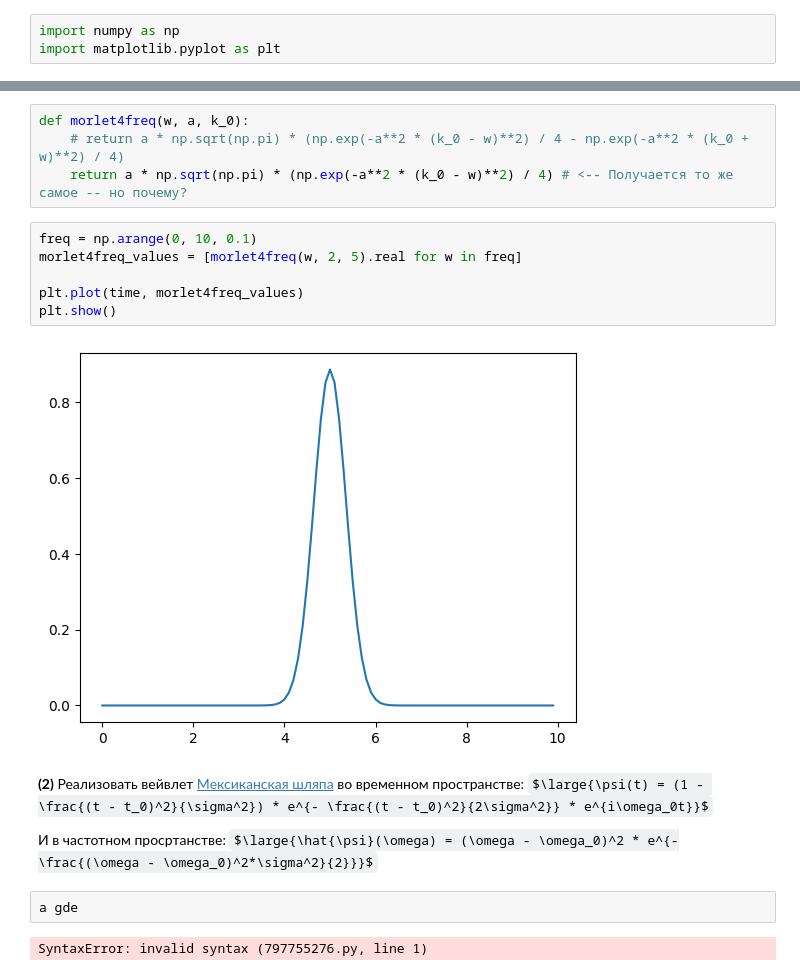
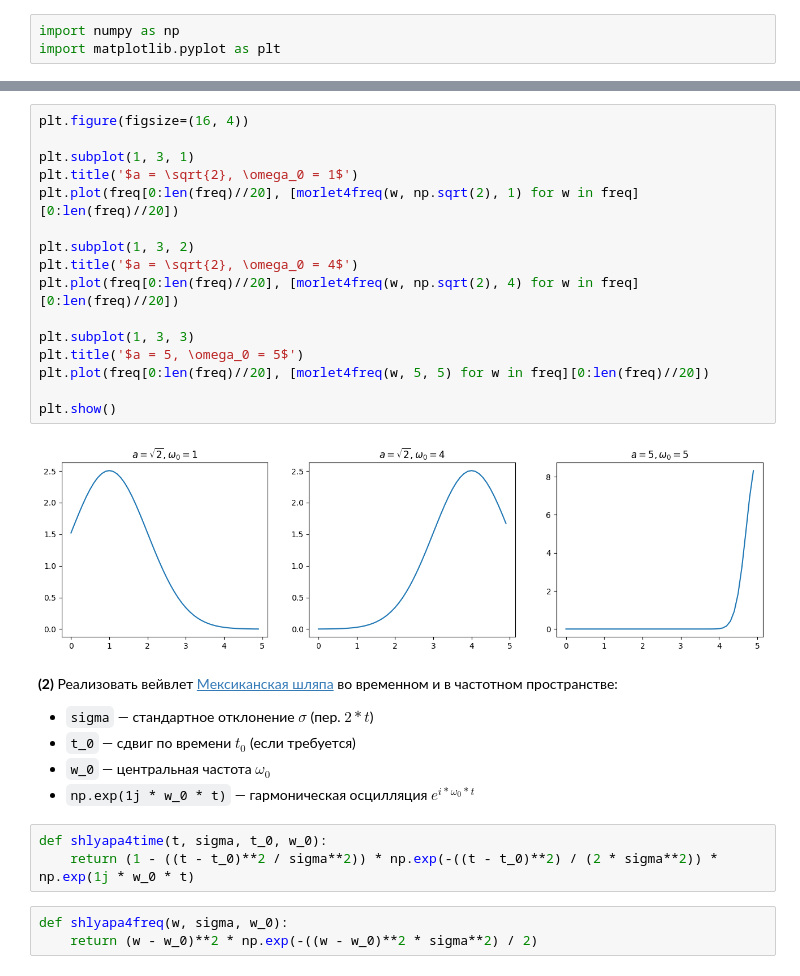
Before and after one commit to bakafox/digsigproc, a Jupyter notebook: Lab5/wavelets.ipynb, the cells around one changed output, grey strips where cells are left out. Saved outputs shown, nothing was run; the diff lists cells and outputs as text; some formulas as TeX source.

```diff
--- a/Lab5/wavelets.ipynb
+++ b/Lab5/wavelets.ipynb
@@ -71,20 +97,31 @@ plt.show()
-# %%
-def morlet4freq(w, a, k_0):
-    # return a * np.sqrt(np.pi) * (np.exp(-a**2 * (k_0 - w)**2) / 4 - np.exp(-a**2 * (k_0 + w)**2) / 4)
-    return a * np.sqrt(np.pi) * (np.exp(-a**2 * (k_0 - w)**2) / 4) # <-- Получается то же самое -- но почему?
-# %%
-freq = np.arange(0, 10, 0.1)
-morlet4freq_values = [morlet4freq(w, 2, 5).real for w in freq]
-
-plt.plot(time, morlet4freq_values)
-plt.show()
-# %% [output]
-[figure, removed]
+# %%
+plt.figure(figsize=(16, 4))
+
+plt.subplot(1, 3, 1)
+plt.title('$a = \sqrt{2}, \omega_0 = 1$')
+plt.plot(freq[0:len(freq)//20], [morlet4freq(w, np.sqrt(2), 1) for w in freq][0:len(freq)//20])
+
+plt.subplot(1, 3, 2)
+plt.title('$a = \sqrt{2}, \omega_0 = 4$')
+plt.plot(freq[0:len(freq)//20], [morlet4freq(w, np.sqrt(2), 4) for w in freq][0:len(freq)//20])
+
+plt.subplot(1, 3, 3)
+plt.title('$a = 5, \omega_0 = 5$')
+plt.plot(freq[0:len(freq)//20], [morlet4freq(w, 5, 5) for w in freq][0:len(freq)//20])
+
+plt.show()
+# %% [output]
+[figure, added]
 # %% [markdown]
-**(2)** Реализовать вейвлет [Мексиканская шляпа](https://i.pinimg.com/originals/f6/da/24/f6da24b7ae3ad3f35c7cf090497a6cf3.jpg) во временном пространстве: $\large{\psi(t) = (1 - \frac{(t - t_0)^2}{\sigma^2}) * e^{- \frac{(t - t_0)^2}{2\sigma^2}} * e^{i\omega_0t}}$
+**(2)** Реализовать вейвлет [Мексиканская шляпа](https://i.pinimg.com/originals/f6/da/24/f6da24b7ae3ad3f35c7cf090497a6cf3.jpg) во временном <!-- пространстве: $\large{\psi(t) = (1 - \frac{(t - t_0)^2}{\sigma^2}) * e^{- \frac{(t - t_0)^2}{2\sigma^2}} * e^{i\omega_0t}}$ И --> и в частотном пространстве: <!-- $\large{\hat{\psi}(\omega) = (\omega - \omega_0)^2 * e^{-\frac{(\omega - \omega_0)^2*\sigma^2}{2}}}$ -->
 
-И в частотном просртанстве: $\large{\hat{\psi}(\omega) = (\omega - \omega_0)^2 * e^{-\frac{(\omega - \omega_0)^2*\sigma^2}{2}}}$
+- `sigma` — стандартное отклонение $\sigma$ (пер. $2*t$)
+- `t_0` — сдвиг по времени $t_0$ (если требуется)
+- `w_0` — центральная частота $\omega_0$
+- `np.exp(1j * w_0 * t)` — гармоническая осцилляция $e^{i*\omega_0*t}$
-# %%
-a gde
-# %% [output]
-SyntaxError: invalid syntax (797755276.py, line 1)
+# %%
+def shlyapa4time(t, sigma, t_0, w_0):
+    return (1 - ((t - t_0)**2 / sigma**2)) * np.exp(-((t - t_0)**2) / (2 * sigma**2)) * np.exp(1j * w_0 * t)
+# %%
+def shlyapa4freq(w, sigma, w_0):
+    return (w - w_0)**2 * np.exp(-((w - w_0)**2 * sigma**2) / 2)
```
Also changed, not shown: parts of 24 cells of this notebook.
